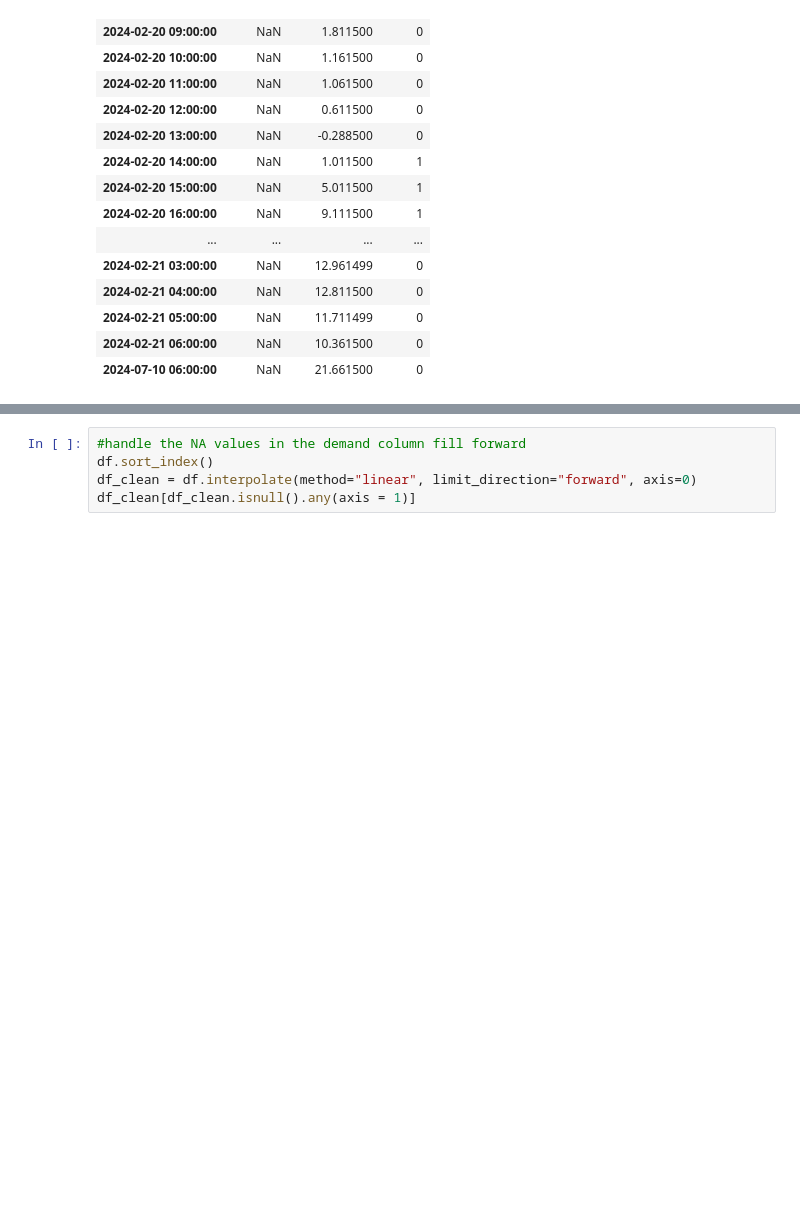
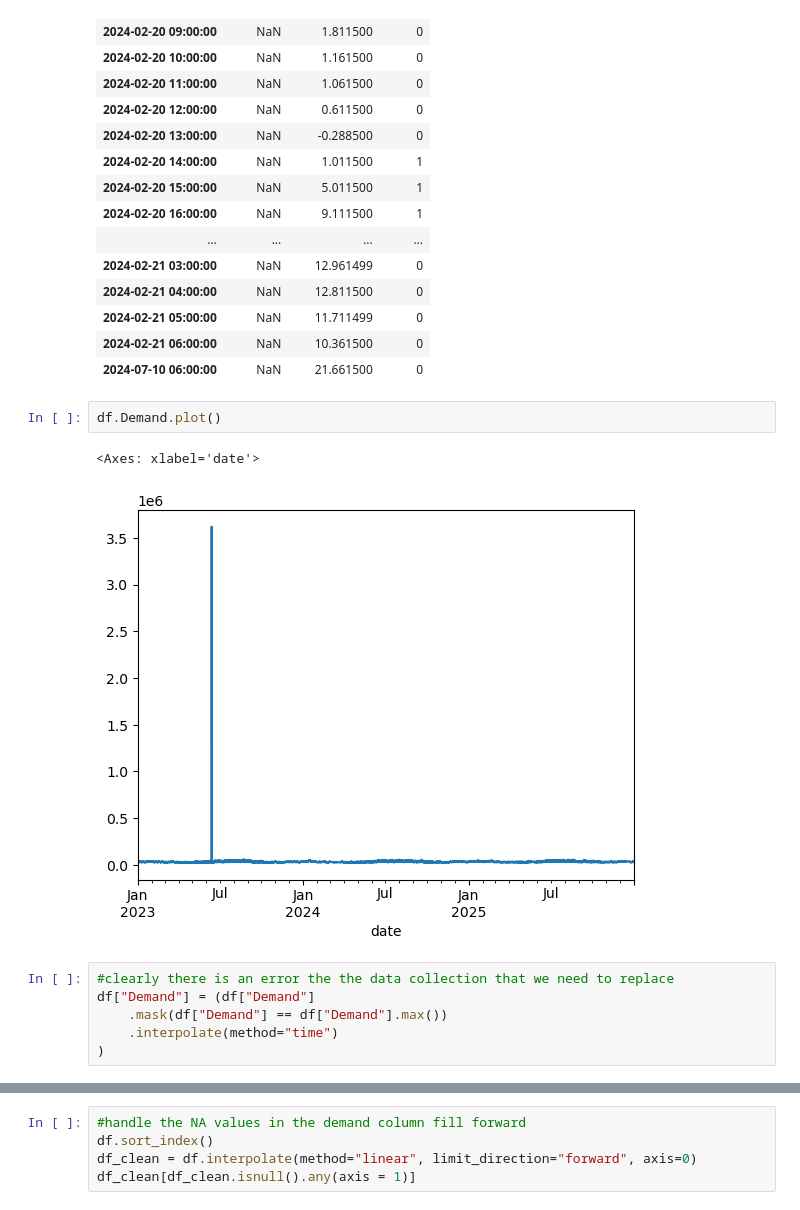
Before and after one commit to maxwellgriffith345/LoadForecast, a Jupyter notebook: notebooks/EDA.ipynb, the cells around one changed output, grey strips where cells are left out. Saved outputs shown, nothing was run; the diff lists cells and outputs as text; blank space fills up the shorter version.

Commit message:
working on flat data

```diff
--- a/notebooks/EDA.ipynb
+++ b/notebooks/EDA.ipynb
@@ -76,3 +78,14 @@ df[df.isnull().any(axis = 1)]
 | 2024-02-21 05:00:00 | NaN | 11.711499 | 0 |
 | 2024-02-21 06:00:00 | NaN | 10.361500 | 0 |
 | 2024-07-10 06:00:00 | NaN | 21.661500 | 0 |
+# %%
+df.Demand.plot()
+# %% [output]
+<Axes: xlabel='date'>
+[figure, added]
+# %%
+#clearly there is an error the the data collection that we need to replace
+df["Demand"] = (df["Demand"]
+    .mask(df["Demand"] == df["Demand"].max())
+    .interpolate(method="time")
+)
```
Also changed, not shown: parts of 12 cells of this notebook, 2 other files.
